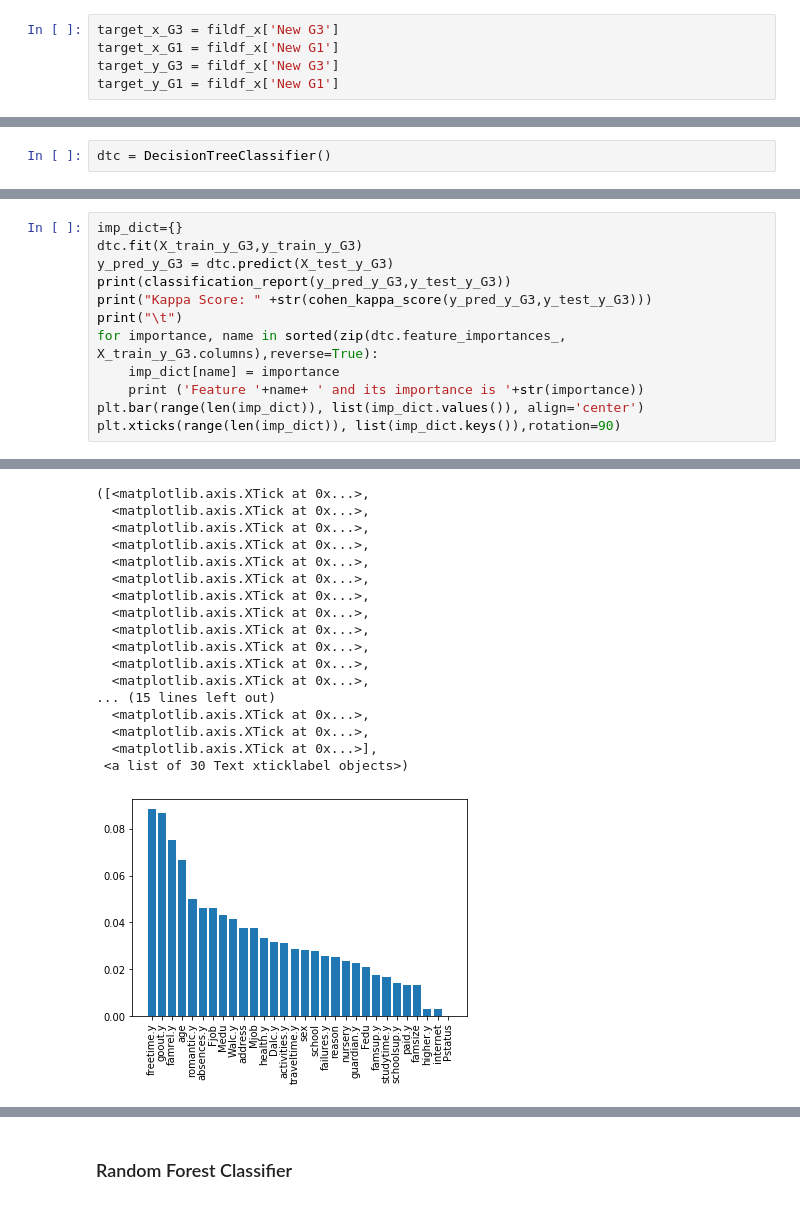
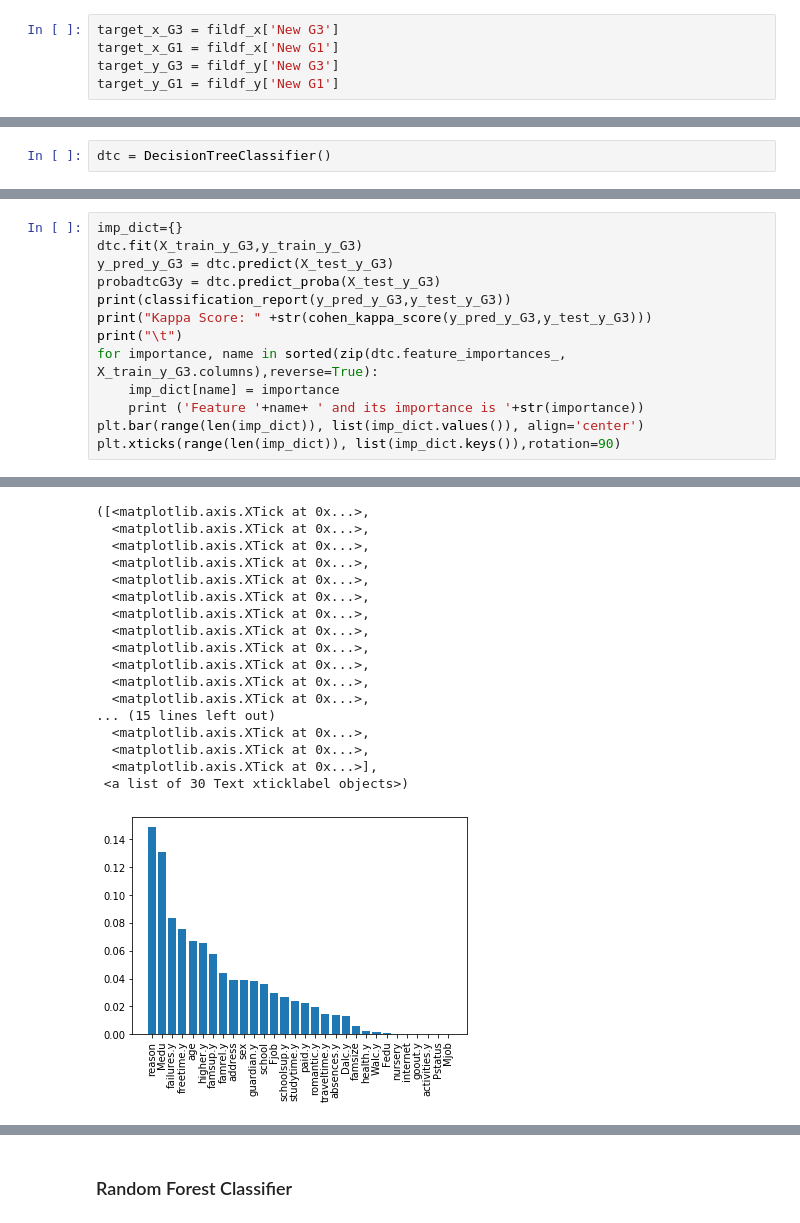
Before and after one commit to hhshahum/Data-Science-Project, a Jupyter notebook: All_Data__Binary_Classification_G3.ipynb, the cells around one changed output, grey strips where cells are left out. Drawn from its saved outputs; the diff is of its cells as text.

```diff
--- a/All_Data__Binary_Classification_G3.ipynb
+++ b/All_Data__Binary_Classification_G3.ipynb
@@ -160,8 +162,8 @@ features_y_G1 = fildf_y.drop(['New G1','New G3'],axis=1)
 # %%
 target_x_G3 = fildf_x['New G3']
 target_x_G1 = fildf_x['New G1']
-target_y_G3 = fildf_x['New G3']
-target_y_G1 = fildf_x['New G1']
+target_y_G3 = fildf_y['New G3']
+target_y_G1 = fildf_y['New G1']
 # %%
 X_train_x_G1, X_test_x_G1, y_train_x_G1, y_test_x_G1 = train_test_split(features_x_G1, target_x_G1, test_size=0.25, random_state=0)
 X_train_y_G1, X_test_y_G1, y_train_y_G1, y_test_y_G1 = train_test_split(features_y_G1, target_y_G1, test_size=0.25, random_state=0)
@@ -397,6 +430,7 @@ Feature activities.y and its importance is 0.0
 imp_dict={}
 dtc.fit(X_train_y_G3,y_train_y_G3)
 y_pred_y_G3 = dtc.predict(X_test_y_G3)
+probadtcG3y = dtc.predict_proba(X_test_y_G3)
 print(classification_report(y_pred_y_G3,y_test_y_G3))
 print("Kappa Score: " +str(cohen_kappa_score(y_pred_y_G3,y_test_y_G3)))
 print("\t")
@@ -426,18 +460,18 @@ Feature Pstatus and its importance is 0.0
 ([<matplotlib.axis.XTick at 0x...>,
   <matplotlib.axis.XTick at 0x...>,
   <matplotlib.axis.XTick at 0x...>,
   <matplotlib.axis.XTick at 0x...>,
   <matplotlib.axis.XTick at 0x...>,
   <matplotlib.axis.XTick at 0x...>,
   <matplotlib.axis.XTick at 0x...>,
   <matplotlib.axis.XTick at 0x...>,
   <matplotlib.axis.XTick at 0x...>,
   <matplotlib.axis.XTick at 0x...>,
   <matplotlib.axis.XTick at 0x...>,
   <matplotlib.axis.XTick at 0x...>,
 ... (15 lines left out)
   <matplotlib.axis.XTick at 0x...>,
   <matplotlib.axis.XTick at 0x...>,
   <matplotlib.axis.XTick at 0x...>],
  <a list of 30 Text xticklabel objects>)
-[figure, old version]
+[figure, new version]
```
Also changed, not shown: parts of 40 cells of this notebook, 7 other files.
